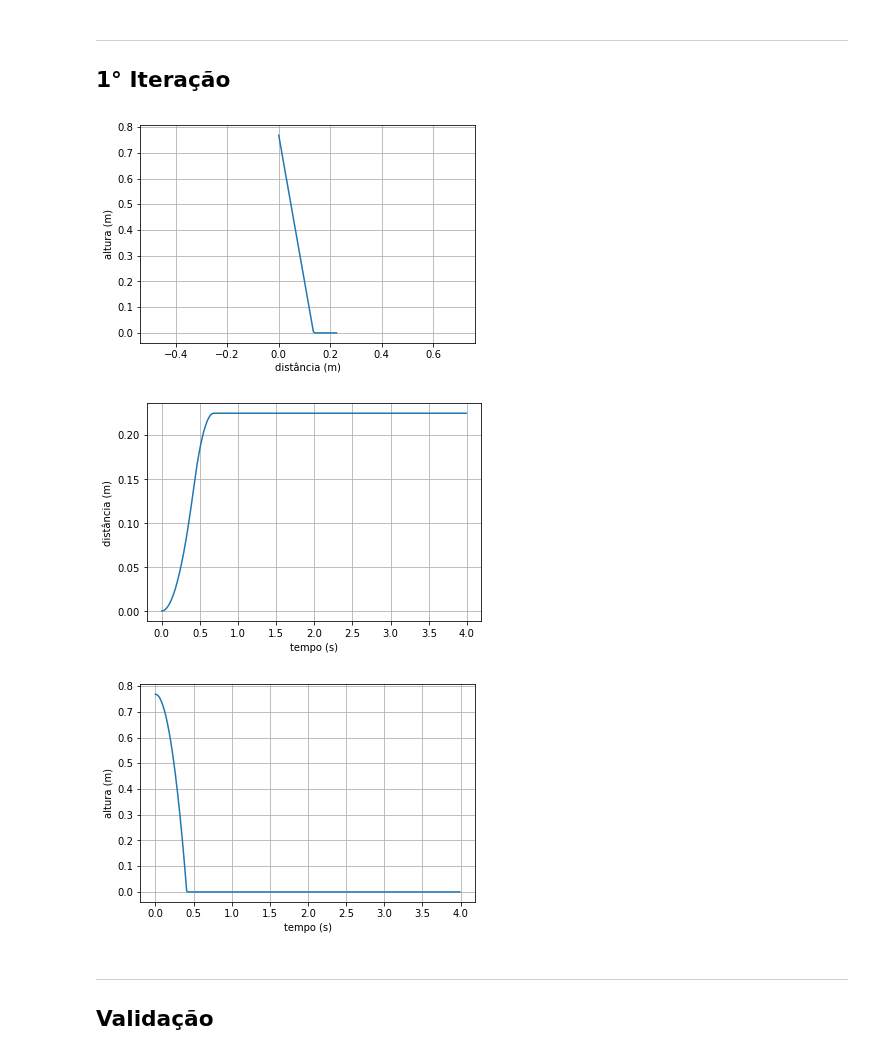
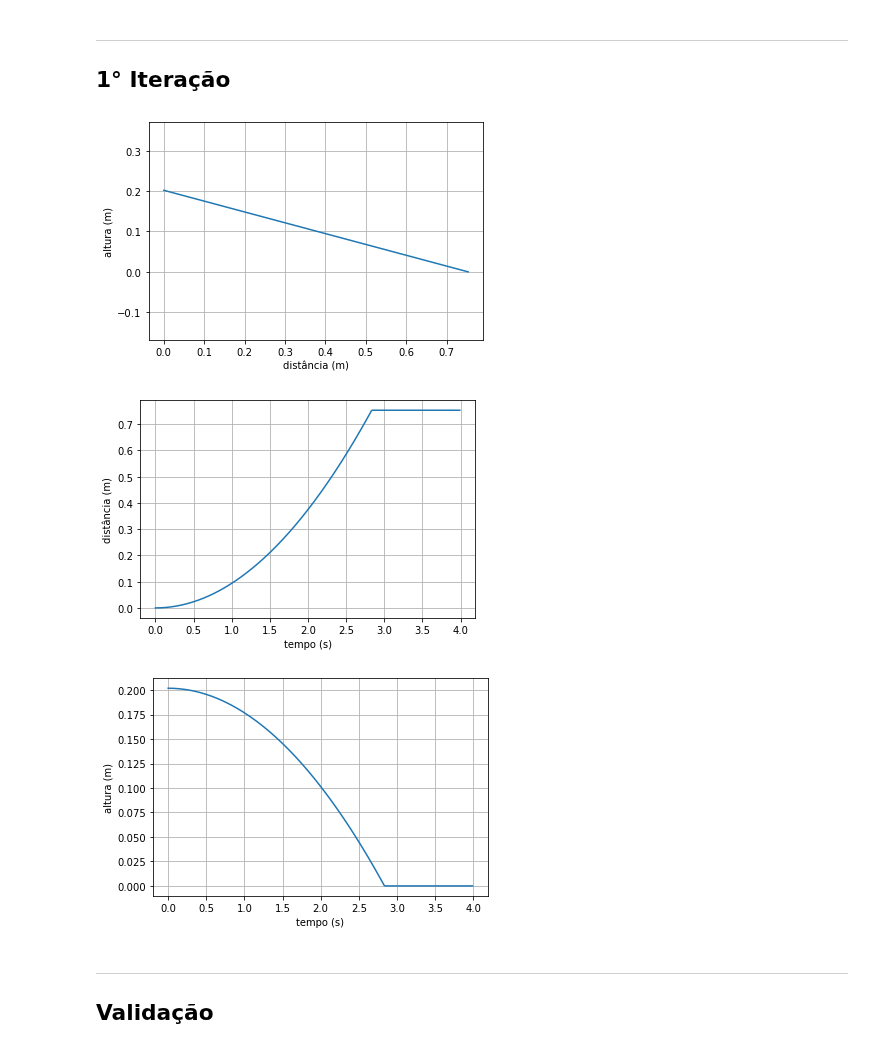
Before and after one commit to pedroivoal/Modsim-P3, a Jupyter notebook: Implementação/modelo.ipynb, the cells around one changed output. Saved outputs shown, nothing was run; the diff lists cells and outputs as text; code cells hidden in the pictures.

Commit message:
dimensoes livro

```diff
--- a/Implementação/modelo.ipynb
+++ b/Implementação/modelo.ipynb
@@ -9,9 +9,9 @@ from math import *
 ## Parâmetros
 # %%
 # Dimensões (m)
-c = 0.23                # livro (comprimento)
-l = 0.16                # livro (largura)
-h = 0.02                # livro (altura)
+c = 0.148336               # livro (comprimento)
+l = 0.028194               # livro (largura)
+h = 0.217932                # livro (altura)
 
 # Áreas (m²)
 As = l*h                 # livro (area de contato contra o ar)
@@ -24,7 +24,7 @@ rhol = 1500               # livro
 rhoa = 1
 
 # Massas (kg)
-m = rhol*v             # livro
+m = 0.45                    # livro
 
 # Gravidade (m/s²)
 g = 9.81
@@ -33,7 +33,7 @@ g = 9.81
 Cd = 1.05
 
 # Ângulo limite (°)
-angle_l = 14
+angle_l = 13.9
 
 # μ cinético (coeficiente de atrito cinético)
 mic = tan(radians(angle_l))
@@ -65,52 +65,52 @@ def modelo1 (X, t, angle):
     if angle < angle_l:
         return [0, 0, 0, 0]
     elif y < 0:
-        if dxdt > 0:
-            return [dxdt, 0, -mic*g, 0]
-        else:
-            return [0, 0, 0, 0]
-        # return [0, 0, 0, 0]
+        # if dxdt > 0:
+        #     return [dxdt, 0, -mic*g, 0]
+        # else:
+        #     return [0, 0, 0, 0]
+        return [0, 0, 0, 0]
     else:
         return [dxdt, dydt, dvxdt, dvydt]
 # %%
 t_lista = np.arange(0, 4, 0.01)
 
 # Condições iniciais
-angle = 80
+angle = 15
 x0 = [0, 0.78*sin(radians(angle)), 0, 0]
 
 # Resolução numérica
 x = odeint(modelo1, x0, t_lista, args = (angle,))
 listx = x[:,0]
 listy = x[:,1]
 
 # Plota gráfico somente para apresentação
 plt.plot(listx, listy)
 plt.axis('equal')
 plt.title('')
 plt.xlabel('distância (m)')
 plt.ylabel('altura (m)')
 plt.grid(True)
 plt.show()
 print()
 
 plt.plot(t_lista, listx)
 plt.title('')
 plt.xlabel('tempo (s)')
 plt.ylabel('distância (m)')
 plt.grid(True)
 plt.show()
 
 plt.plot(t_lista, listy)
 plt.title('')
 plt.xlabel('tempo (s)')
 plt.ylabel('altura (m)')
 plt.grid(True)
 plt.show()
 # %% [output]
-[figure, old version]
+[figure, new version]
-[figure, old version]
+[figure, new version]
-[figure, old version]
+[figure, new version]
 # %% [markdown]
 ----
 ## Validação
```
Also changed, not shown: parts of 2 cells of this notebook.
